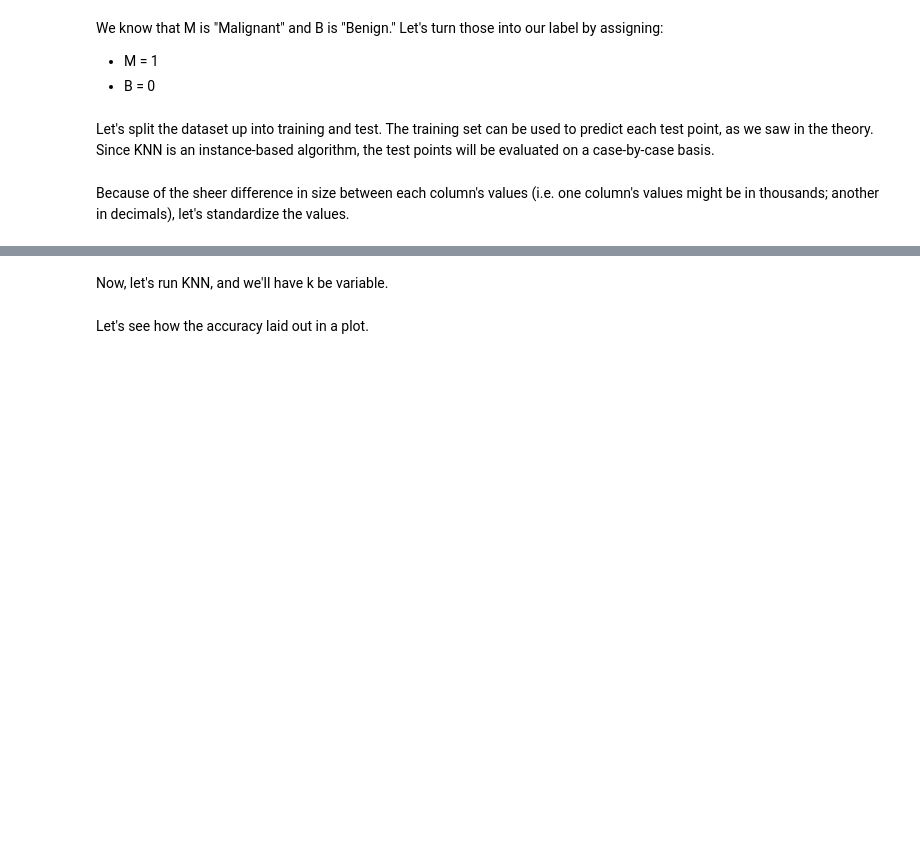
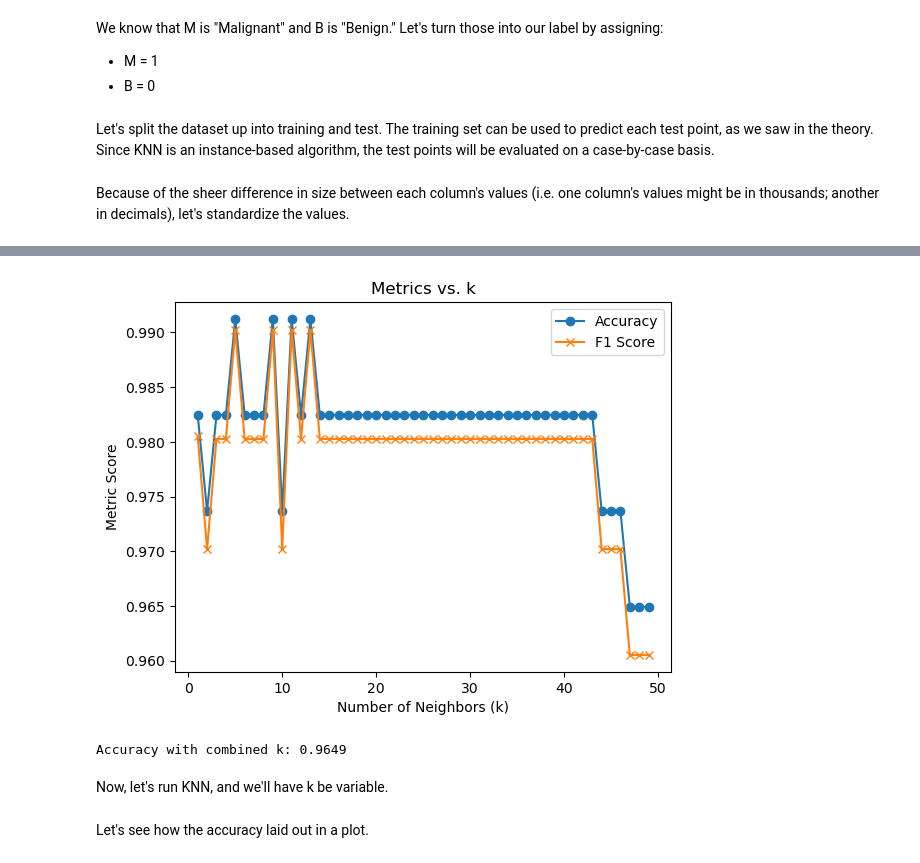
Before and after one commit to add0794/knn-breast-cancer-prediction, a Jupyter notebook: main.ipynb, the cells around one changed output, grey strips where cells are left out. Cells and saved outputs as stored; diff of their text form; code cells hidden in the pictures; blank space fills up the shorter version.

```diff
--- a/main.ipynb
+++ b/main.ipynb
@@ -174,3 +201,49 @@ X_test = scaler.transform(X_test)
+# %%
+from sklearn.metrics import precision_score, recall_score, f1_score
+import matplotlib.pyplot as plt
+
+# Evaluate multiple metrics for each k
+k_values = range(1, 50)
+accuracy_scores, f1_scores = [], []
+
+for k in k_values:
+    knn = KNeighborsClassifier(n_neighbors=k)
+    knn.fit(X_train, y_train)
+    y_pred = knn.predict(X_test)
+    accuracy_scores.append(accuracy_score(y_test, y_pred))
+    f1_scores.append(f1_score(y_test, y_pred, average='macro'))
+
+# Plot accuracy and F1-score
+plt.plot(k_values, accuracy_scores, label='Accuracy', marker='o')
+plt.plot(k_values, f1_scores, label='F1 Score', marker='x')
+plt.xlabel('Number of Neighbors (k)')
+plt.ylabel('Metric Score')
+plt.title('Metrics vs. k')
+plt.legend()
+plt.show()
+# %% [output]
+[figure, added]
+# %%
+import numpy as np
+from sklearn.metrics import accuracy_score
+
+# Initialize and store predictions for multiple k
+k_values = [3, 10]
+predictions = []
+
+for k in k_values:
+    knn = KNeighborsClassifier(n_neighbors=k)
+    knn.fit(X_train, y_train)
+    y_pred = knn.predict(X_test)
+    predictions.append(y_pred)
+
+# Combine predictions by majority vote
+final_predictions = np.apply_along_axis(lambda x: np.bincount(x).argmax(), axis=0, arr=np.array(predictions))
+
+# Evaluate the final predictions
+print(f"Accuracy with combined k: {accuracy_score(y_test, final_predictions):.4f}")
+# %% [output]
+Accuracy with combined k: 0.9649
 # %% [markdown]
 Now, let's run KNN, and we'll have k be variable.
 # %%
```
Also changed, not shown: parts of 12 cells of this notebook, 1 other file.
